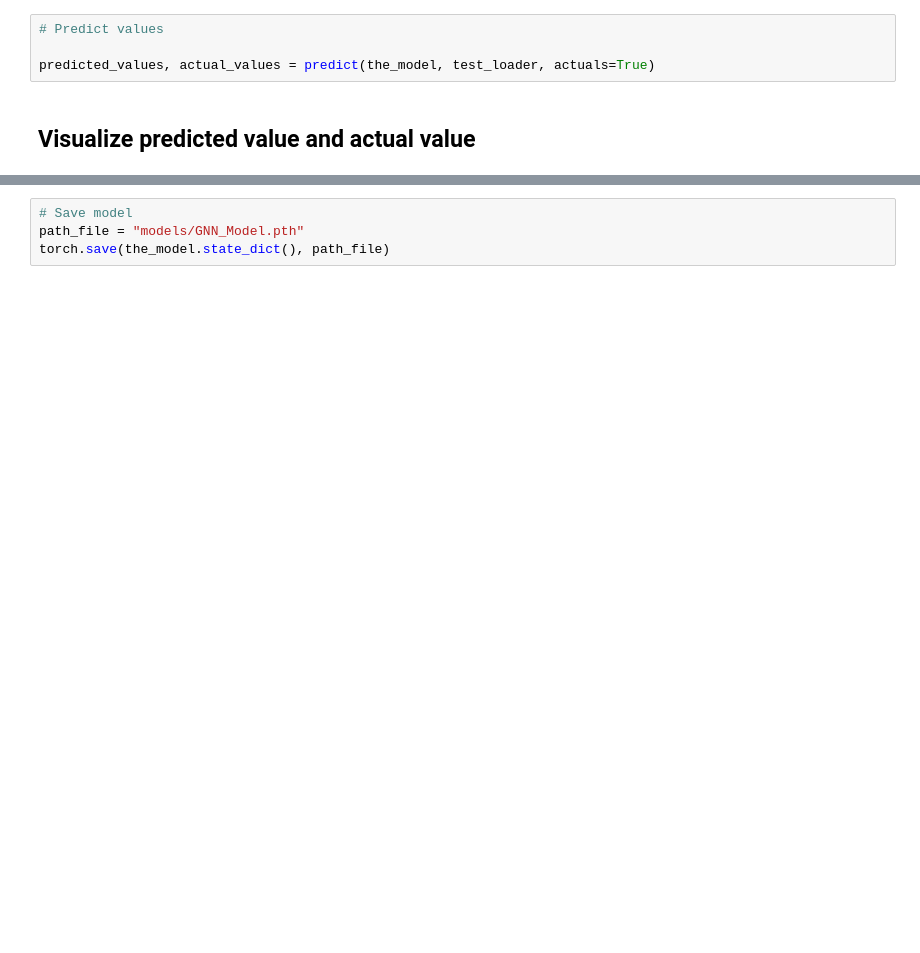
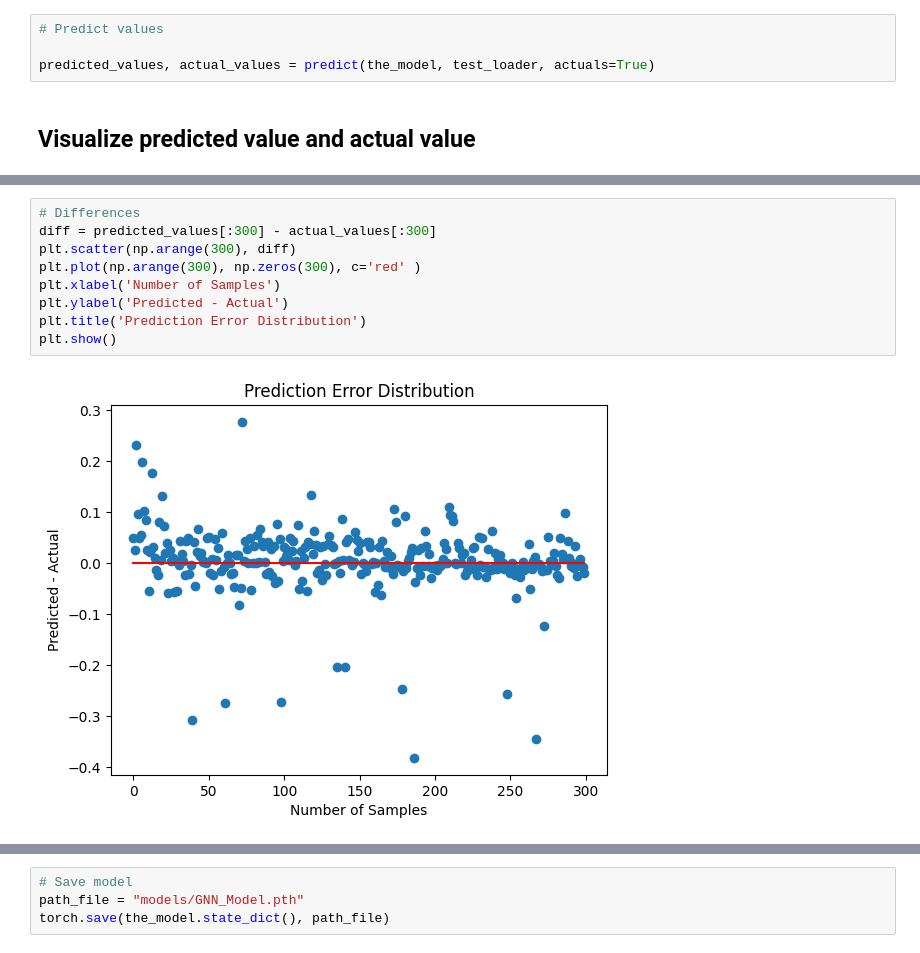
Before and after one commit to AdamKimhub/orginal-GNN-on-crystalline-materials, a Jupyter notebook: model_build.ipynb, the cells around one changed output, grey strips where cells are left out. Cells and saved outputs as stored; diff of their text form; blank space fills up the shorter version.

```diff
--- a/model_build.ipynb
+++ b/model_build.ipynb
@@ -268,3 +268,14 @@ plt.show()
+# %%
+# Differences
+diff = predicted_values[:300] - actual_values[:300]
+plt.scatter(np.arange(300), diff)
+plt.plot(np.arange(300), np.zeros(300), c='red' )
+plt.xlabel('Number of Samples')
+plt.ylabel('Predicted - Actual')
+plt.title('Prediction Error Distribution')
+plt.show()
+# %% [output]
+[figure, added]
 # %%
 indices = range(len(actual_values))
 
```
Also changed, not shown: parts of 7 cells of this notebook, 3 other files.
